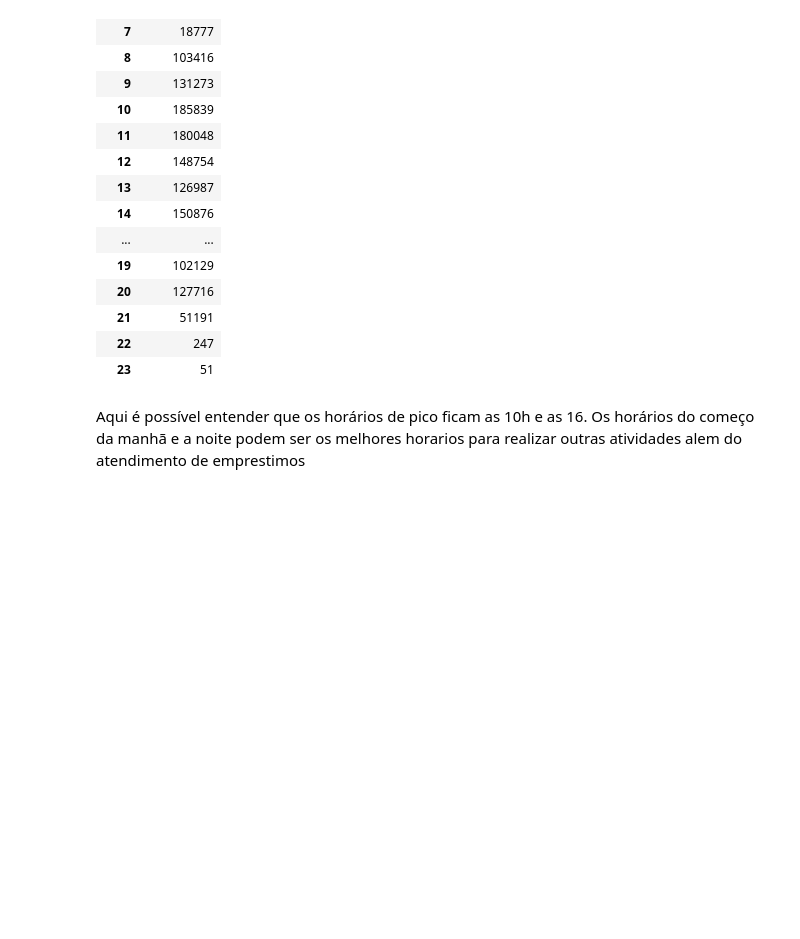
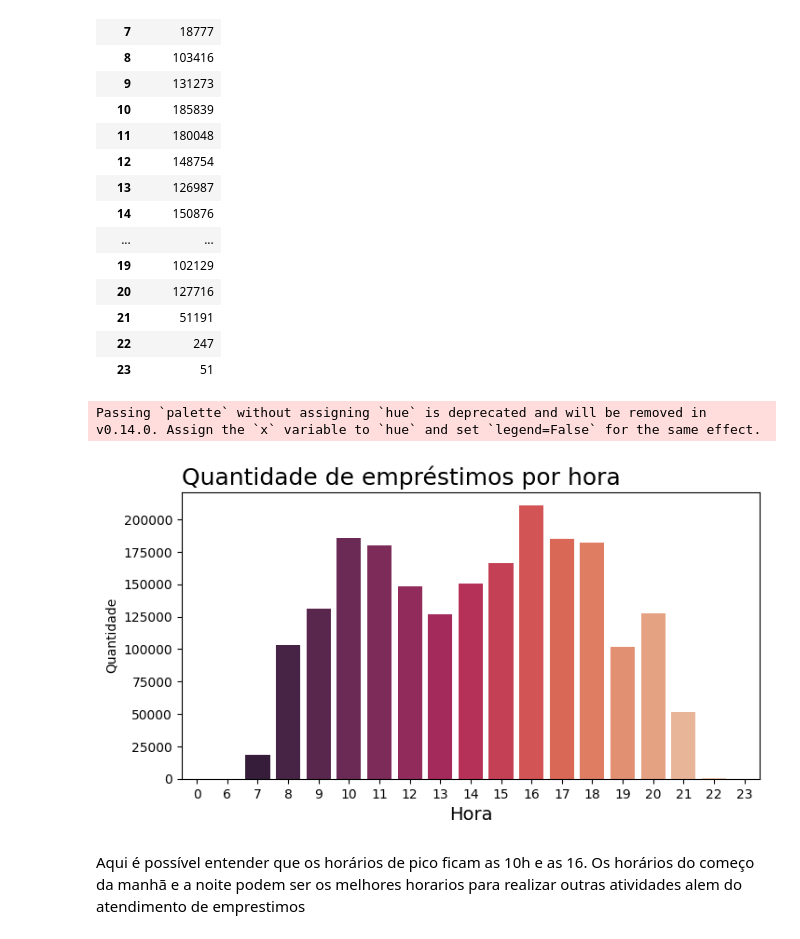
Before and after one commit to Gmarcarini/Analise-de-empr-stimos-UFRN, a Jupyter notebook: notebooks/exploracao.ipynb, the cells around one changed output. Saved outputs shown, nothing was run; the diff lists cells and outputs as text; code cells hidden in the pictures; blank space fills up the shorter version.

```diff
--- a/notebooks/exploracao.ipynb
+++ b/notebooks/exploracao.ipynb
@@ -286,2 +282,14 @@ fig.show()
+# %%
+fig, ax = plt.subplots(figsize=(8,4))
+ax = sns.barplot(data=emprestimos_por_hora, y='quantidade', x=emprestimos_por_hora.index,palette='rocket')
+ax.set_title('Quantidade de empréstimos por hora', loc='left', fontsize=18)
+ax.set_xlabel('Hora', fontsize=14)
+ax.set_ylabel('Quantidade')
+
+
+plt.show()
+# %% [output]
+Passing `palette` without assigning `hue` is deprecated and will be removed in v0.14.0. Assign the `x` variable to `hue` and set `legend=False` for the same effect.
+[figure, added]
 # %% [markdown]
 Aqui é possível entender que os horários de pico ficam as 10h e as 16. Os horários do começo da manhã e a noite podem ser os melhores horarios para realizar outras atividades alem do atendimento de emprestimos
```
Also changed, not shown: parts of 6 cells of this notebook.
